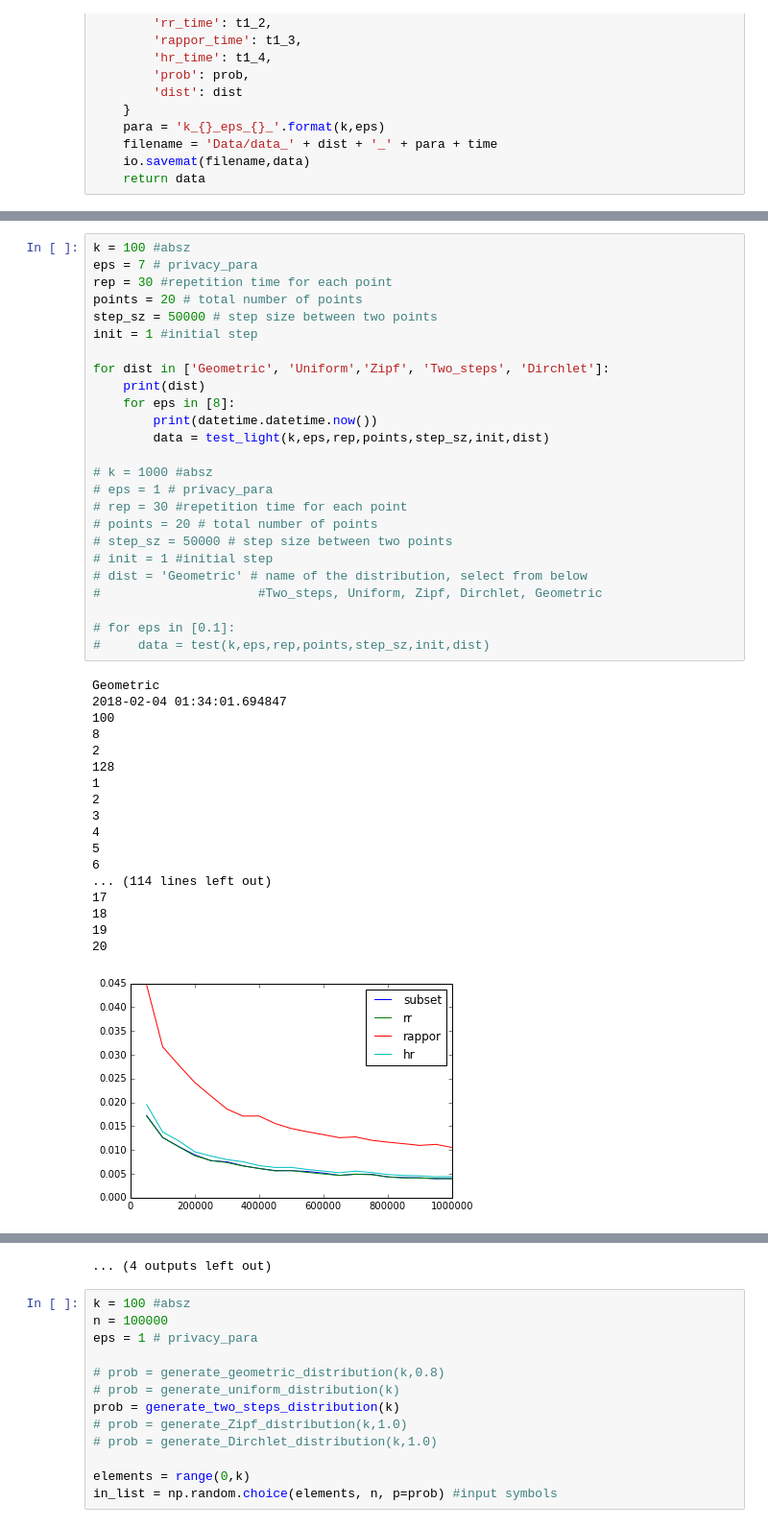
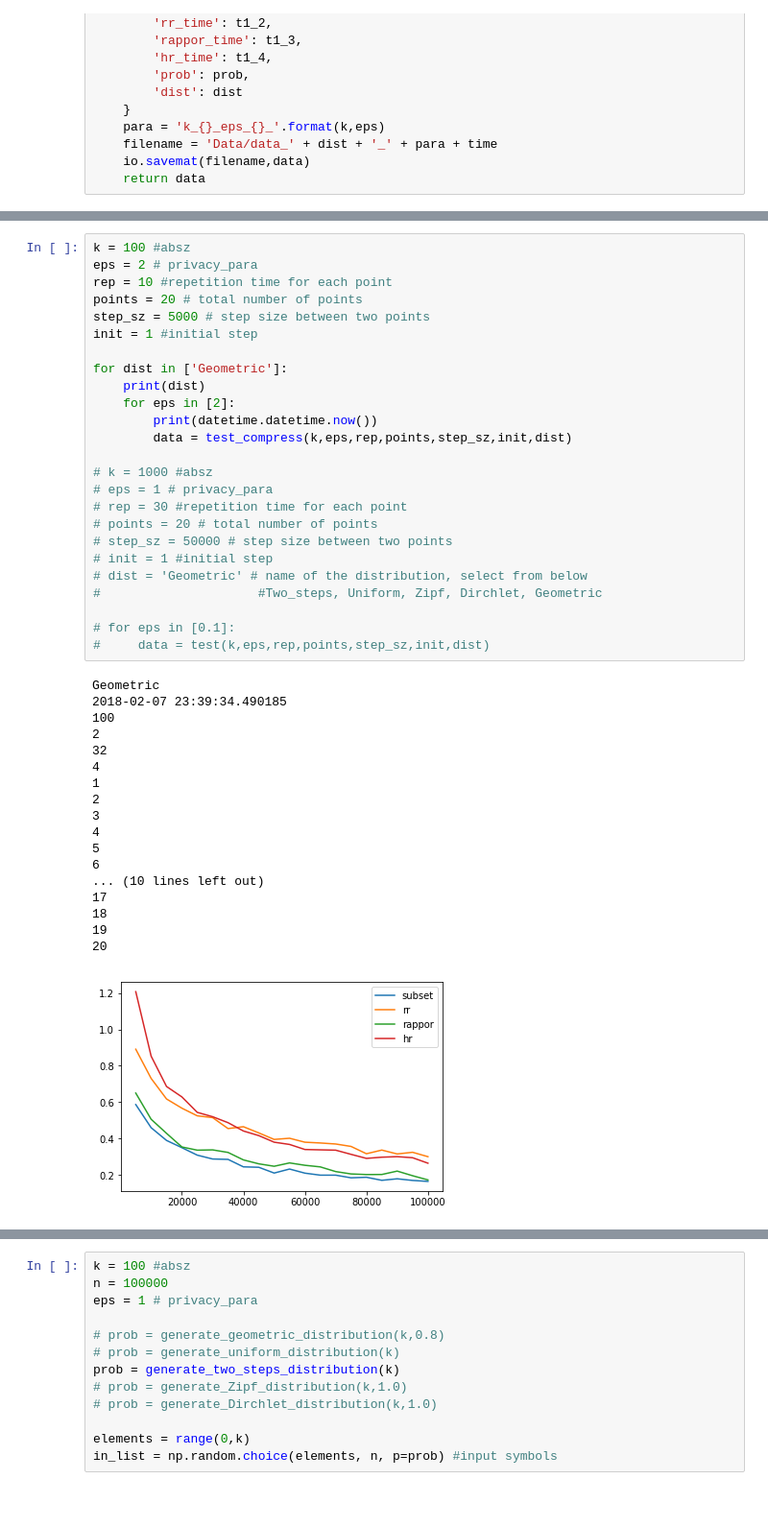
Before and after one commit to zitengsun/hadamard_response, a Jupyter notebook: main.ipynb, the cells around one changed output, grey strips where cells are left out. Shown: that part at 96% size. Cells and saved outputs as stored; diff of their text form; blank space fills up the shorter version.

```diff
--- a/main.ipynb
+++ b/main.ipynb
@@ -345,44 +506,44 @@ def test_light(k,eps,rep,points,step_sz,init,dist):
 # %%
 k = 100 #absz
-eps = 7 # privacy_para
-rep = 30 #repetition time for each point
+eps = 2 # privacy_para
+rep = 10 #repetition time for each point
 points = 20 # total number of points
-step_sz = 50000 # step size between two points
+step_sz = 5000 # step size between two points
 init = 1 #initial step
 
-for dist in ['Geometric', 'Uniform','Zipf', 'Two_steps', 'Dirchlet']:
+for dist in ['Geometric']:
     print(dist)
-    for eps in [8]:
+    for eps in [2]:
         print(datetime.datetime.now())
-        data = test_light(k,eps,rep,points,step_sz,init,dist)
+        data = test_compress(k,eps,rep,points,step_sz,init,dist)
 
 # k = 1000 #absz
 # eps = 1 # privacy_para
 # rep = 30 #repetition time for each point
 # points = 20 # total number of points
 # step_sz = 50000 # step size between two points
 # init = 1 #initial step
 # dist = 'Geometric' # name of the distribution, select from below
 #                     #Two_steps, Uniform, Zipf, Dirchlet, Geometric
 
 # for eps in [0.1]:
 #     data = test(k,eps,rep,points,step_sz,init,dist)
 # %% [output]
 Geometric
-2018-02-04 01:34:01.694847
+2018-02-07 23:39:34.490185
 100
-8
 2
-128
+32
+4
 1
 2
 3
 4
 5
 6
-... (114 lines left out)
+... (10 lines left out)
 17
 18
 19
 20
-[figure, old version]
+[figure, new version]
@@ -399,4 +552,3 @@ Geometric
-... (4 outputs left out)
 # %%
 k = 100 #absz
 n = 100000
```
Also changed, not shown: parts of 3 cells of this notebook, 4 other files.
